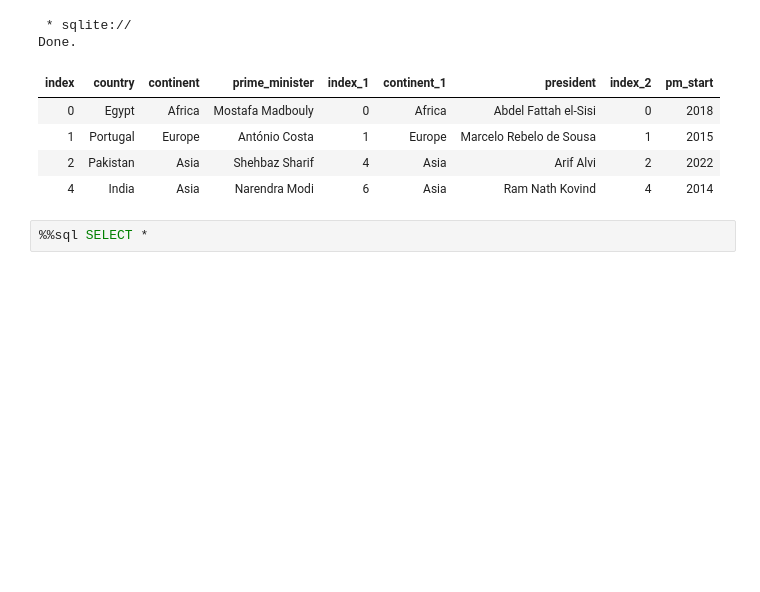
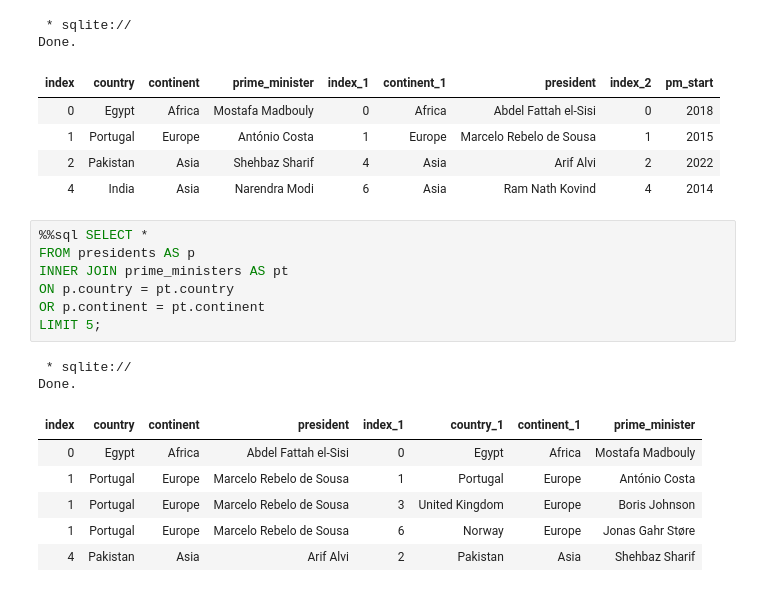
Before and after one commit to UznetDev/Data-science-home-work, a Jupyter notebook: 21_Avg_2024.ipynb, the cells around one changed output. Drawn from its saved outputs; the diff is of its cells as text; blank space fills up the shorter version.

```diff
--- a/21_Avg_2024.ipynb
+++ b/21_Avg_2024.ipynb
@@ -184,5 +184,19 @@ Done.
 | 1 | Portugal | Europe | António Costa | 1 | Europe | Marcelo Rebelo de Sousa | 1 | 2015 |
 | 2 | Pakistan | Asia | Shehbaz Sharif | 4 | Asia | Arif Alvi | 2 | 2022 |
 | 4 | India | Asia | Narendra Modi | 6 | Asia | Ram Nath Kovind | 4 | 2014 |
-# %%
-%%sql SELECT *
+# %%
+%%sql SELECT *
+FROM presidents AS p
+INNER JOIN prime_ministers AS pt
+ON p.country = pt.country
+OR p.continent = pt.continent
+LIMIT 5;
+# %% [output]
+ * sqlite://
+Done.
+| index | country | continent | president | index_1 | country_1 | continent_1 | prime_minister |
+| 0 | Egypt | Africa | Abdel Fattah el-Sisi | 0 | Egypt | Africa | Mostafa Madbouly |
+| 1 | Portugal | Europe | Marcelo Rebelo de Sousa | 1 | Portugal | Europe | António Costa |
+| 1 | Portugal | Europe | Marcelo Rebelo de Sousa | 3 | United Kingdom | Europe | Boris Johnson |
+| 1 | Portugal | Europe | Marcelo Rebelo de Sousa | 6 | Norway | Europe | Jonas Gahr Støre |
+| 4 | Pakistan | Asia | Arif Alvi | 2 | Pakistan | Asia | Shehbaz Sharif |
```
Also changed, not shown: parts of 1 cell of this notebook.
